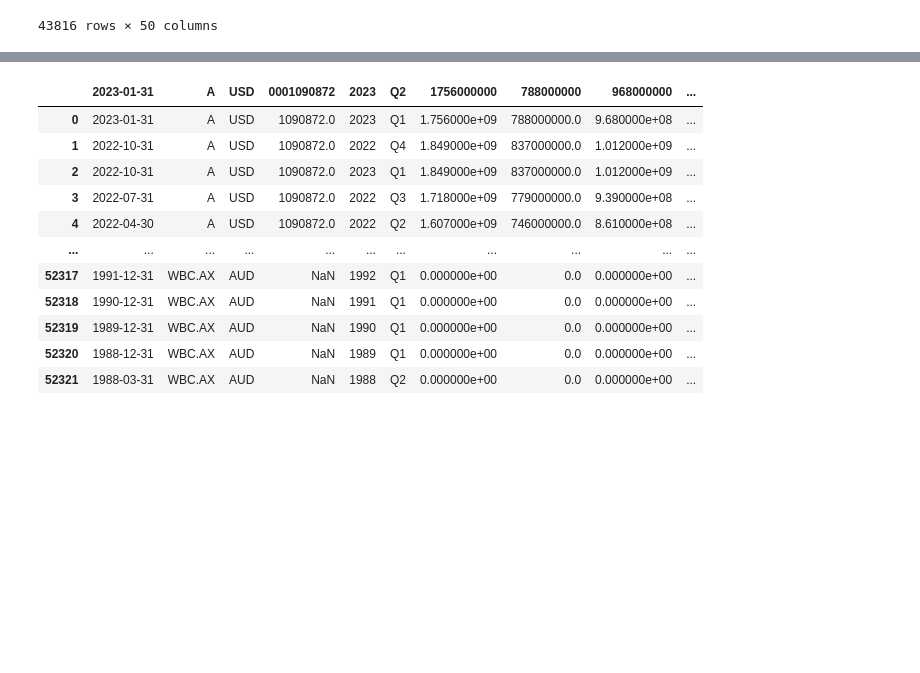
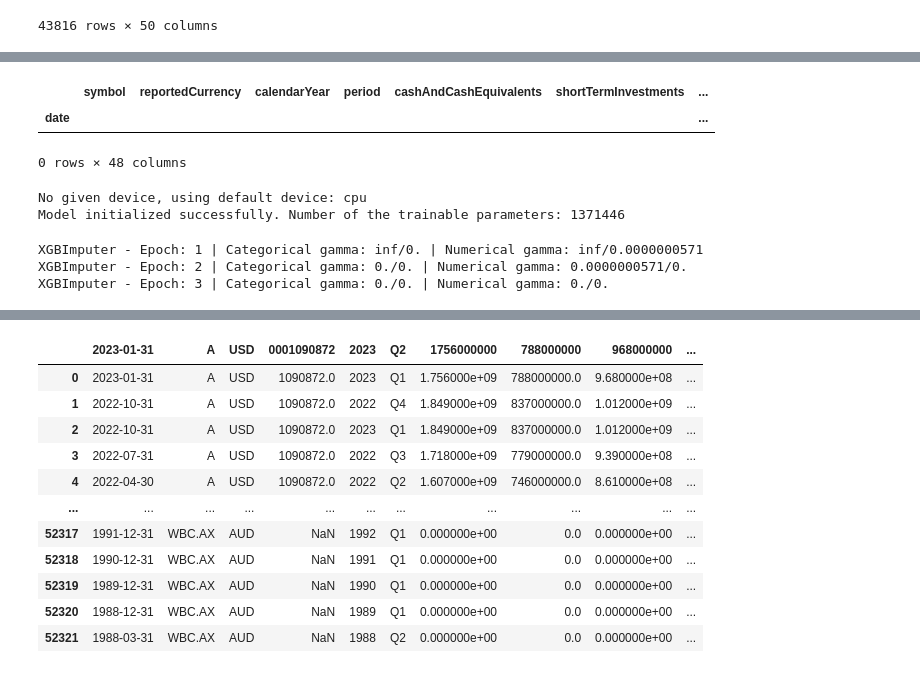
Before and after one commit to veeyuen/credit-spreads, a Jupyter notebook: build_dataframe.ipynb, the cells around one changed output, grey strips where cells are left out. Saved outputs shown, nothing was run; the diff lists cells and outputs as text; code cells hidden in the pictures; blank space fills up the shorter version.

Commit message:
dealing with missing/zero values

```diff
--- a/build_dataframe.ipynb
+++ b/build_dataframe.ipynb
@@ -536,0 +455,24 @@ ValueError: Input X contains infinity or a value too large for dtype('float64').
+# %%
+null_data
+# %% [output]
+|  | symbol | reportedCurrency | calendarYear | period | cashAndCashEquivalents | shortTermInvestments | ... |
+| date |  |  |  |  |  |  | ... |
+0 rows × 48 columns
+# %%
+# Use SAIT DNN imputer to impute missing Total Asset values
+# Initialize SAITS algorithm
+
+saits = SAITS(n_steps=48, n_features=33, n_layers=2, d_model=256, d_inner=128, n_head=4, d_k=64, d_v=64,
+              dropout=0.1, epochs=10)
+# %% [output]
+No given device, using default device: cpu
+Model initialized successfully. Number of the trainable parameters: 1371446
+# %%
+# Apply XGBImputer
+
+imputer = XGBImputer(categorical_features_index=[0,1,3], replace_categorical_values_back=False)
+X = imputer.fit_transform(balance_sheet_cleaned)
+# %% [output]
+XGBImputer - Epoch: 1 | Categorical gamma: inf/0. | Numerical gamma: inf/0.0000000571
+XGBImputer - Epoch: 2 | Categorical gamma: 0./0. | Numerical gamma: 0.0000000571/0.
+XGBImputer - Epoch: 3 | Categorical gamma: 0./0. | Numerical gamma: 0./0.
```
Also changed, not shown: parts of 73 cells of this notebook.
